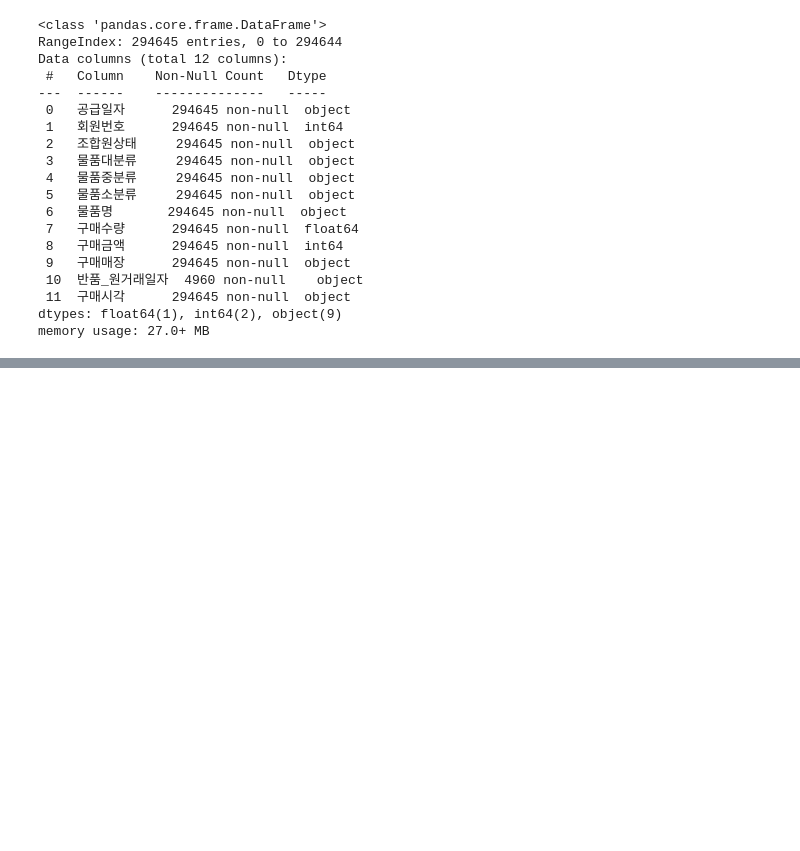
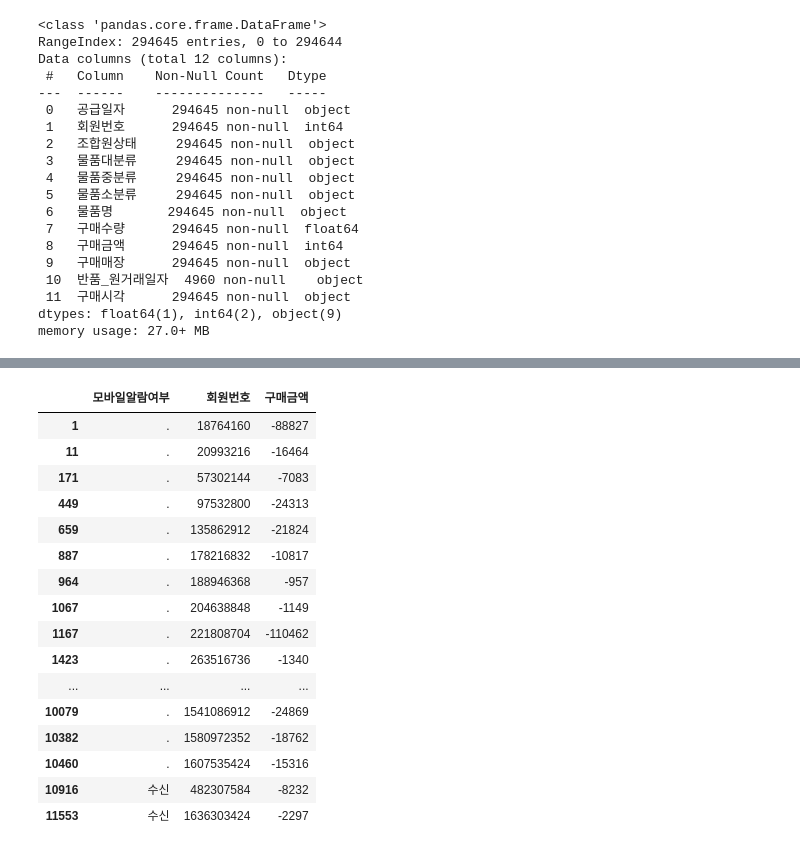
Before and after one commit to raneeKim/SW_CAMP, a Jupyter notebook: ML_Project/자료확인.ipynb, the cells around one changed output, grey strips where cells are left out. Cells and saved outputs as stored; diff of their text form; code cells hidden in the pictures; blank space fills up the shorter version.

```diff
--- a/ML_Project/자료확인.ipynb
+++ b/ML_Project/자료확인.ipynb
@@ -128,0 +175,3 @@ memory usage: 9.0+ MB
+# %%
+pv1_mean = onemarket_df.pivot_table(index=['모바일알람여부','회원번호'], values = '구매금액', aggfunc='mean').reset_index()
+pv1_sum = onemarket_df.pivot_table(index=['모바일알람여부','회원번호'], values = '구매금액', aggfunc='sum').reset_index()
@@ -128,0 +210,20 @@ memory usage: 9.0+ MB
+# %%
+pv1_sum.loc[pv1['구매금액']<0]
+# %% [output]
+|  | 모바일알람여부 | 회원번호 | 구매금액 |
+| 1 | . | 18764160 | -88827 |
+| 11 | . | 20993216 | -16464 |
+| 171 | . | 57302144 | -7083 |
+| 449 | . | 97532800 | -24313 |
+| 659 | . | 135862912 | -21824 |
+| 887 | . | 178216832 | -10817 |
+| 964 | . | 188946368 | -957 |
+| 1067 | . | 204638848 | -1149 |
+| 1167 | . | 221808704 | -110462 |
+| 1423 | . | 263516736 | -1340 |
+| ... | ... | ... | ... |
+| 10079 | . | 1541086912 | -24869 |
+| 10382 | . | 1580972352 | -18762 |
+| 10460 | . | 1607535424 | -15316 |
+| 10916 | 수신 | 482307584 | -8232 |
+| 11553 | 수신 | 1636303424 | -2297 |
```
Also changed, not shown: parts of 20 cells of this notebook, 16 other files.
